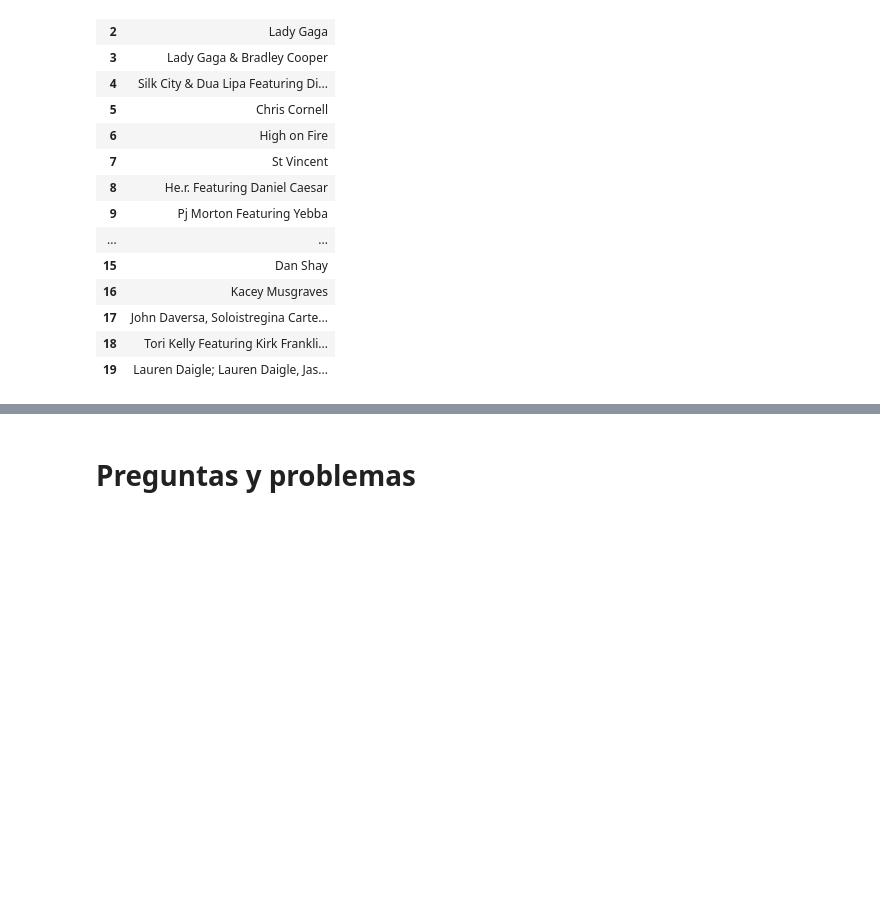
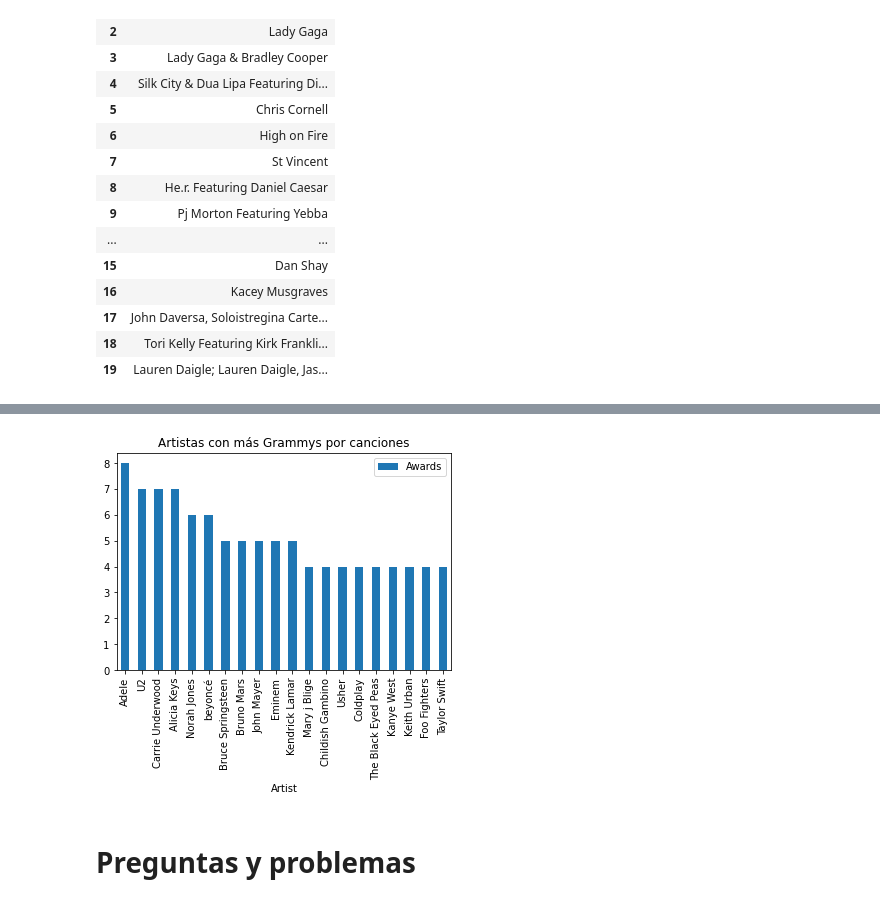
Before and after one commit to Litr0/Proyecto-Mineria, a Jupyter notebook: Hito1.ipynb, the cells around one changed output, grey strips where cells are left out. Drawn from its saved outputs; the diff is of its cells as text; code cells hidden in the pictures; blank space fills up the shorter version.

Commit message:
Tabla de artistas con mas grammys

```diff
--- a/Hito1.ipynb
+++ b/Hito1.ipynb
@@ -162,0 +134,4 @@ gen3.head(20)
+# %%
+gen3 = winners.groupby(winners.columns.tolist(),as_index=False).size().rename(columns={'size':'Awards'})
+gen4 = gen3.sort_values(by = ['Awards'], ascending=False).head(20)
+gen4
@@ -163,3 +156,7 @@ gen3.head(20)
+# %%
+grs = gen4.plot.bar(x= 'Artist', y = 'Awards', stacked= True, title = 'Artistas con más Grammys por canciones')
+# %% [output]
+[figure, added]
 # %% [markdown]
 # Preguntas y problemas
 # %% [markdown]
```
Also changed, not shown: parts of 3 cells of this notebook.
